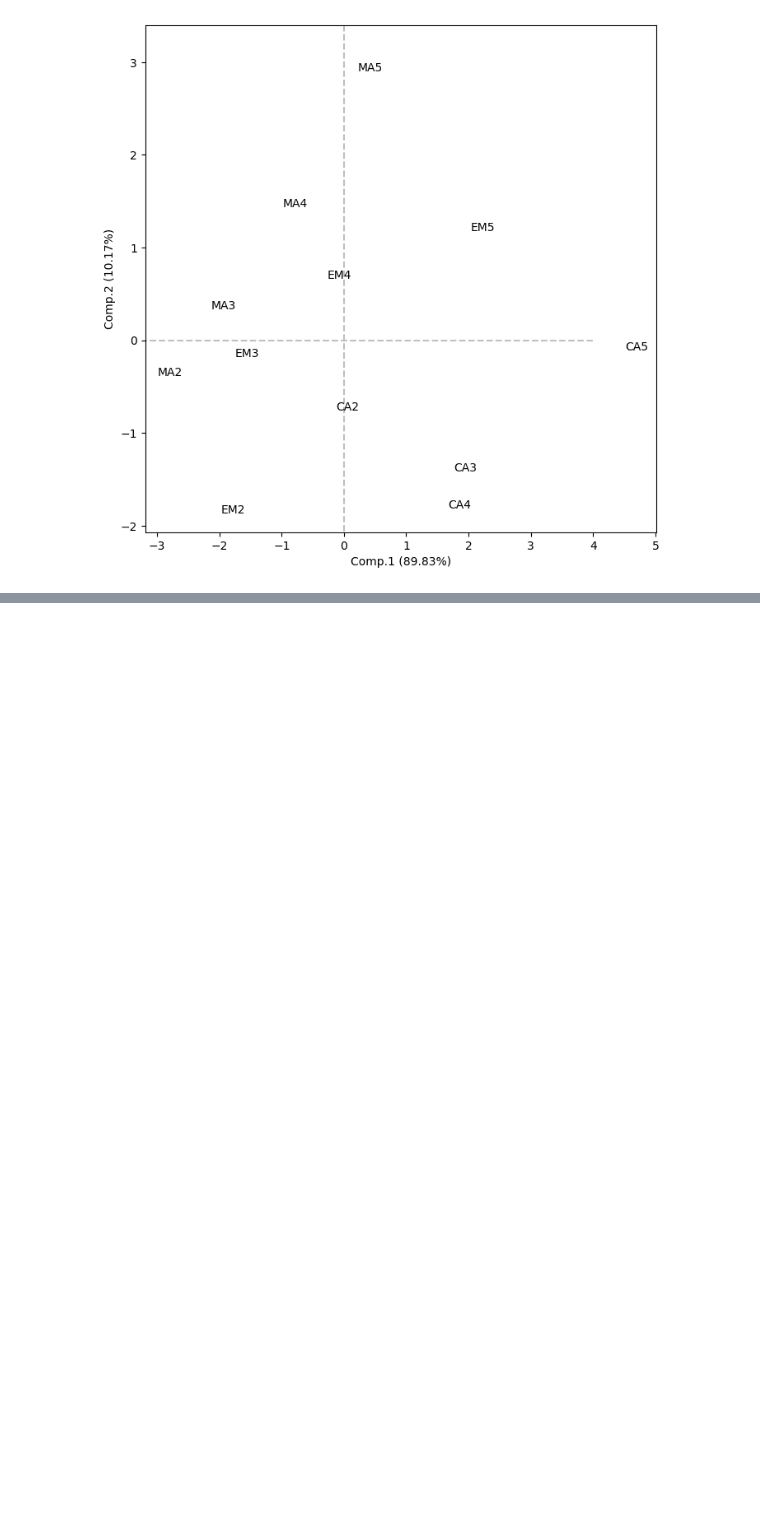
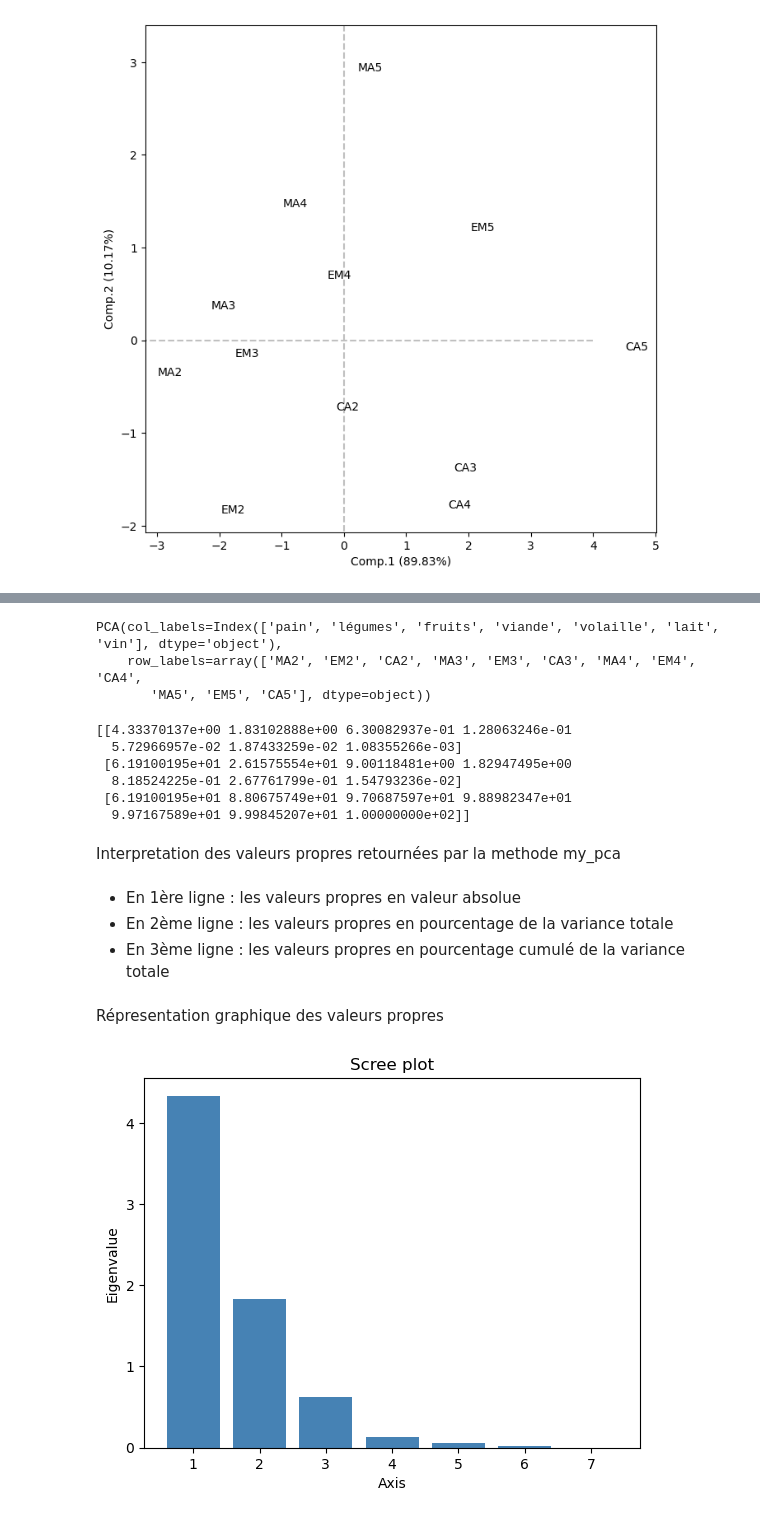
Before and after one commit to argi00/probabilite-groupe-4, a Jupyter notebook: groupe 4.ipynb, the cells around one changed output, grey strips where cells are left out. Saved outputs shown, nothing was run; the diff lists cells and outputs as text; code cells hidden in the pictures; blank space fills up the shorter version.

```diff
--- a/groupe 4.ipynb
+++ b/groupe 4.ipynb
@@ -307,0 +338,2 @@ plt.show()
+# %%
+my_pca = PCA(std_unit=True, row_labels=df["IDEN"].values, col_labels=cols)
@@ -307,0 +348,28 @@ plt.show()
+# %%
+my_pca.fit(X_standardized)
+# %% [output]
+PCA(col_labels=Index(['pain', 'légumes', 'fruits', 'viande', 'volaille', 'lait', 'vin'], dtype='object'),
+    row_labels=array(['MA2', 'EM2', 'CA2', 'MA3', 'EM3', 'CA3', 'MA4', 'EM4', 'CA4',
+       'MA5', 'EM5', 'CA5'], dtype=object))
+# %%
+print(my_pca.eig_)
+# %% [output]
+[[4.33370137e+00 1.83102888e+00 6.30082937e-01 1.28063246e-01
+  5.72966957e-02 1.87433259e-02 1.08355266e-03]
+ [6.19100195e+01 2.61575554e+01 9.00118481e+00 1.82947495e+00
+  8.18524225e-01 2.67761799e-01 1.54793236e-02]
+ [6.19100195e+01 8.80675749e+01 9.70687597e+01 9.88982347e+01
+  9.97167589e+01 9.99845207e+01 1.00000000e+02]]
+# %% [markdown]
+Interpretation des valeurs propres retournées par la methode my_pca
+# %% [markdown]
+- En 1ère ligne : les valeurs propres en valeur absolue
+- En 2ème ligne : les valeurs propres en pourcentage de la variance totale
+- En 3ème ligne : les valeurs propres en pourcentage cumulé de la variance totale
+# %% [markdown]
+Répresentation graphique des valeurs propres
+# %%
+# Representation graphique des valeurs propres en valeurs absolues
+my_pca.plot_eigenvalues()
+# %% [output]
+[figure, added]
```
Also changed, not shown: parts of 27 cells of this notebook.
